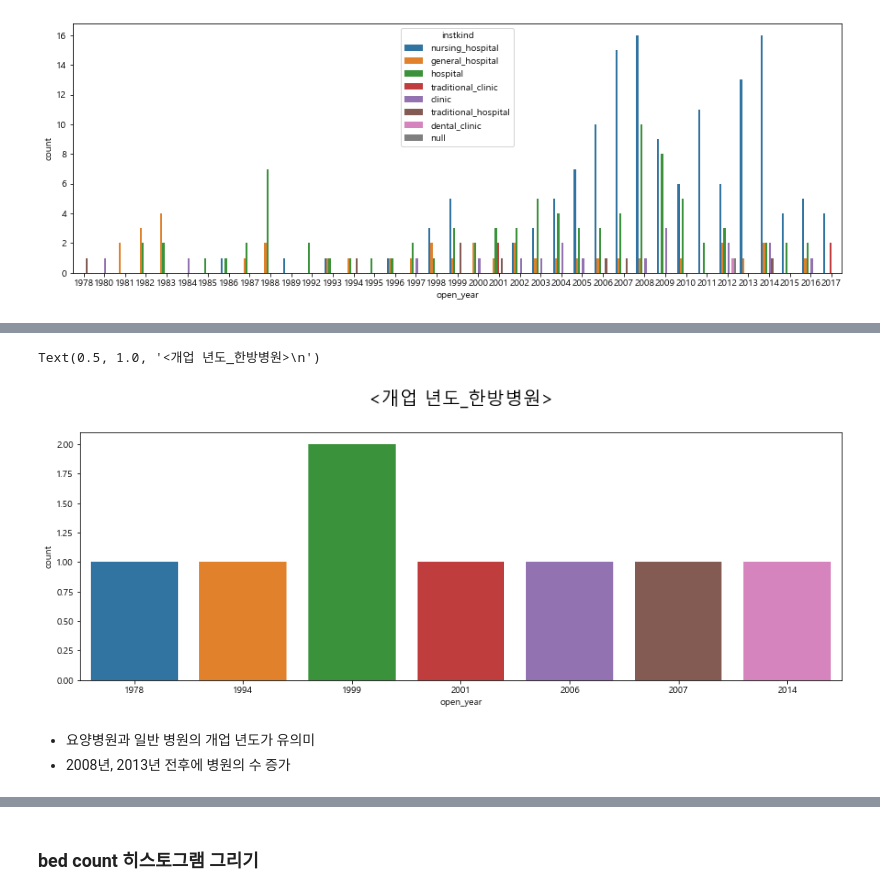
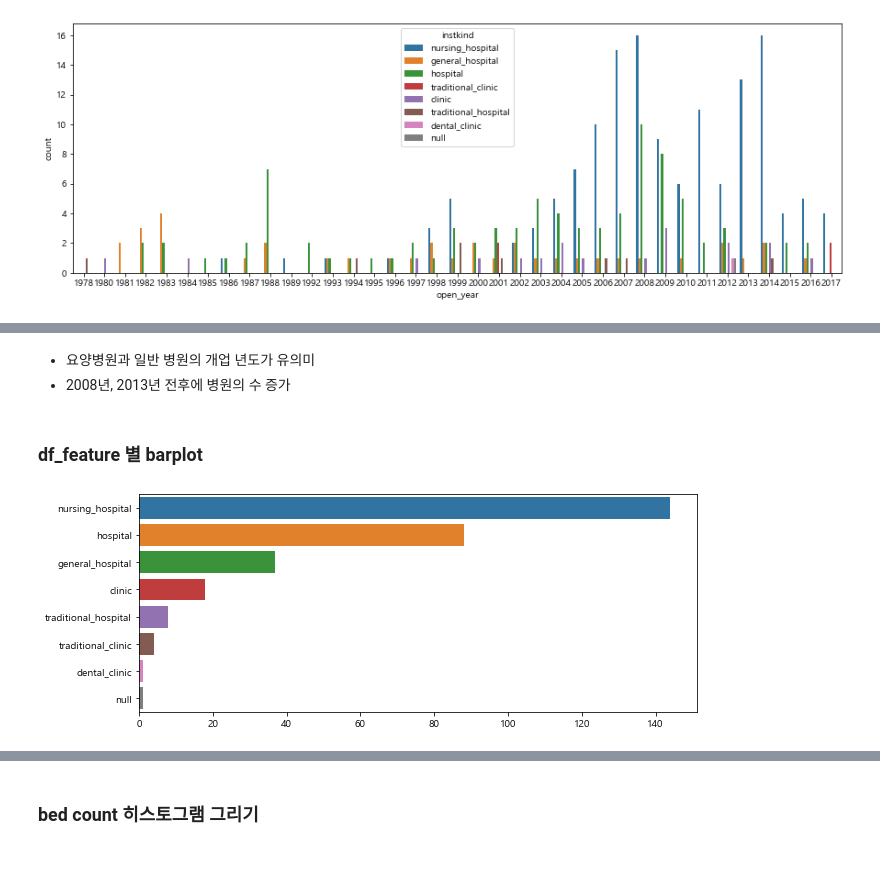
Before and after one commit to Hyeryeong-Cho/Dacon_project, a Jupyter notebook: day2~3. EDA.ipynb, the cells around one changed output, grey strips where cells are left out. Cells and saved outputs as stored; diff of their text form; code cells hidden in the pictures; blank space fills up the shorter version.

```diff
--- a/day2~3. EDA.ipynb
+++ b/day2~3. EDA.ipynb
@@ -345,10 +349,19 @@ Text(0.5, 1.0, '<개업 년도_일반병원>\n')
-# %%
-plt.figure(figsize=(15,5))
-ax = sns.countplot('open_year', data = df_feature.loc[df_feature['instkind']=='traditional_hospital'])
-ax.set_title('<개업 년도_한방병원>\n', fontsize = 20)
-# %% [output]
-Text(0.5, 1.0, '<개업 년도_한방병원>\n')
-[figure, removed]
 # %% [markdown]
 - 요양병원과 일반 병원의 개업 년도가 유의미
 - 2008년, 2013년 전후에 병원의 수 증가
+# %% [markdown]
+### df_feature 별 barplot
+# %%
+def feature_barplot(df, col):
+    val = df[col].value_counts().values
+    idx = df[col].value_counts().index
+
+    sr_date_year = pd.Series(val, index=idx)
+
+    plt.figure(figsize=(10,4))
+    sns.barplot(x=sr_date_year.values, y=sr_date_year.index)
+    plt.show()
+# %%
+feature_barplot(df_feature, 'instkind')
+# %% [output]
+[figure, added]
```
Also changed, not shown: parts of 24 cells of this notebook, 1 other file.
